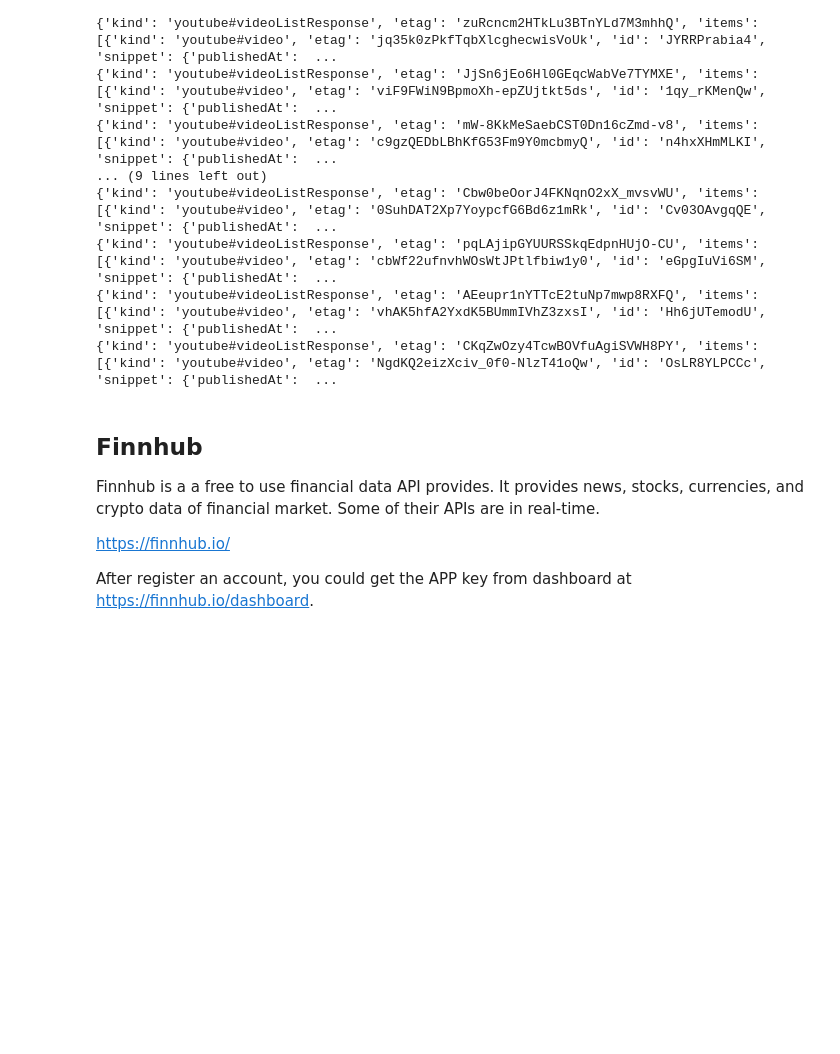
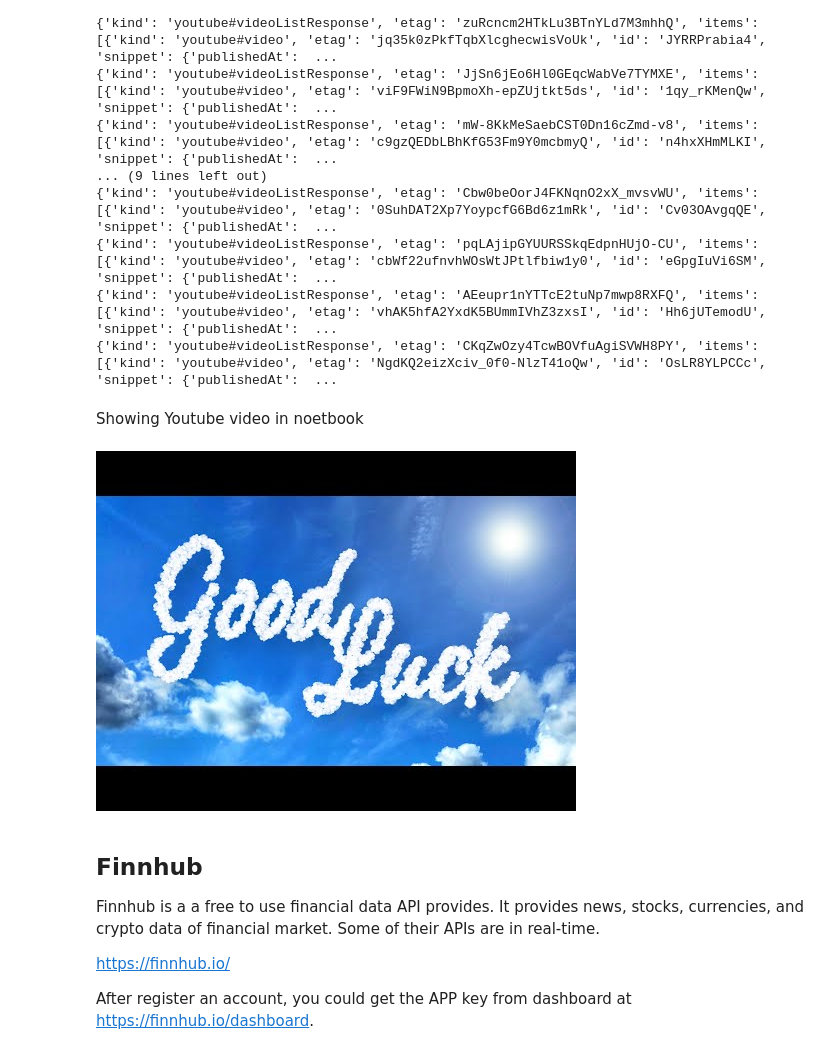
Before and after one commit to hkbu-kennycheng/comp3925, a Jupyter notebook: lab8.ipynb, the cells around one changed output. Saved outputs shown, nothing was run; the diff lists cells and outputs as text; code cells hidden in the pictures; blank space fills up the shorter version.

```diff
--- a/lab8.ipynb
+++ b/lab8.ipynb
@@ -131,6 +131,13 @@ for id in leonlaidf['id'].tolist():
 {'kind': 'youtube#videoListResponse', 'etag': 'pqLAjipGYUURSSkqEdpnHUjO-CU', 'items': [{'kind': 'youtube#video', 'etag': 'cbWf22ufnvhWOsWtJPtlfbiw1y0', 'id': 'eGpgIuVi6SM', 'snippet': {'publishedAt':  ...
 {'kind': 'youtube#videoListResponse', 'etag': 'AEeupr1nYTTcE2tuNp7mwp8RXFQ', 'items': [{'kind': 'youtube#video', 'etag': 'vhAK5hfA2YxdK5BUmmIVhZ3zxsI', 'id': 'Hh6jUTemodU', 'snippet': {'publishedAt':  ...
 {'kind': 'youtube#videoListResponse', 'etag': 'CKqZwOzy4TcwBOVfuAgiSVWH8PY', 'items': [{'kind': 'youtube#video', 'etag': 'NgdKQ2eizXciv_0f0-NlzT41oQw', 'id': 'OsLR8YLPCCc', 'snippet': {'publishedAt':  ...
+# %% [markdown]
+Showing Youtube video in noetbook
+# %%
+from IPython.display import YouTubeVideo
+YouTubeVideo('wJ_EsSHA8Z8')
+# %% [output]
+[figure, added]
 # %% [markdown]
 ## Finnhub
 
```
Also changed, not shown: parts of 11 cells of this notebook.
